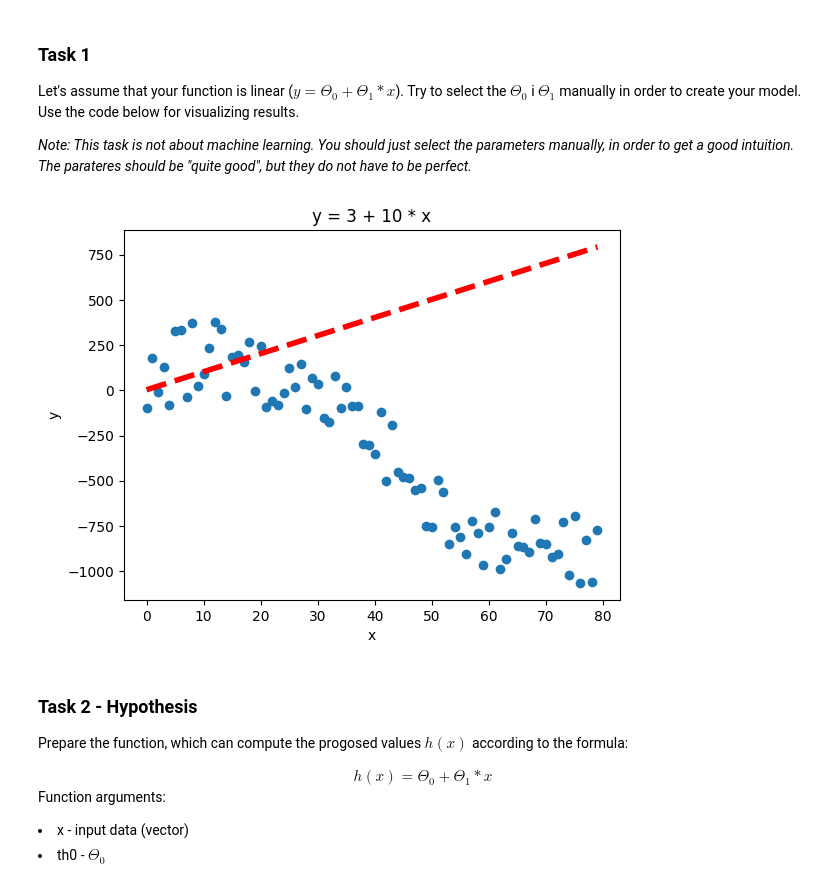
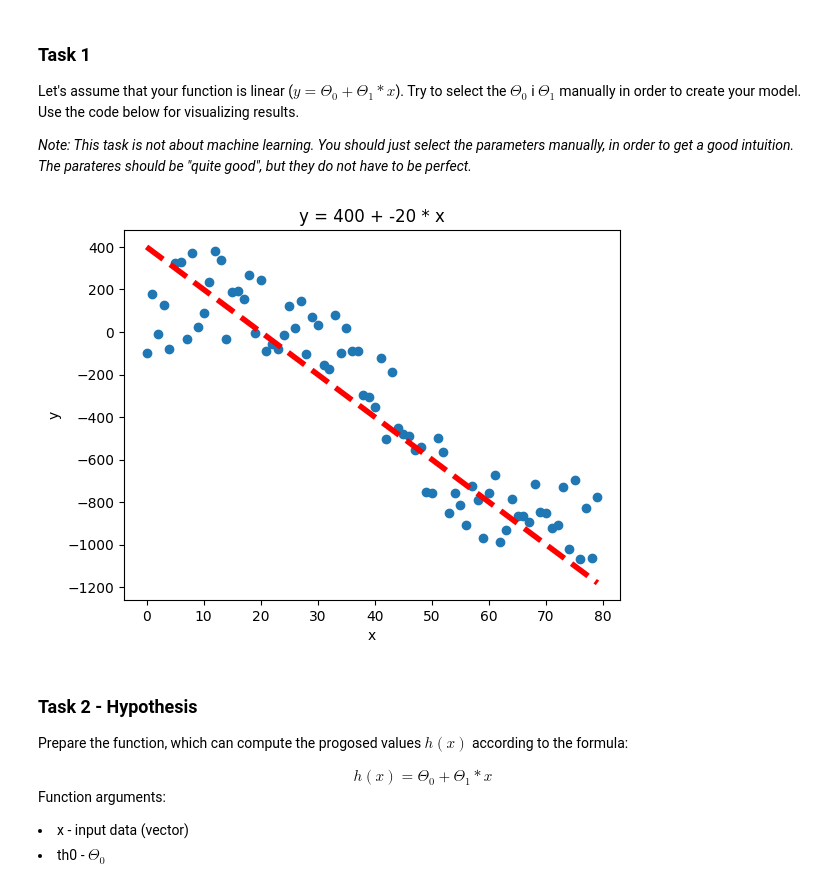
Before and after one commit to lukaszlewickii/Reinforcement-Learning, a Jupyter notebook: Linear_Regression.ipynb, the cells around one changed output. Saved outputs shown, nothing was run; the diff lists cells and outputs as text; code cells hidden in the pictures.

```diff
--- a/Linear_Regression.ipynb
+++ b/Linear_Regression.ipynb
@@ -66,12 +66,12 @@ Let's assume that your function is linear ($y = \Theta_0 + \Theta_1*x$). Try to
 
 *Note: This task is not about machine learning. You should just select the parameters manually, in order to get a good intuition. The parateres should be "quite good", but they do not have to be perfect.*
 # %%
-my_th0 = 3 # ENTER YOUR CODE HERE (tune this parameter)
-my_th1 = 10 # ENTER YOUR CODE HERE (tune this parameter)
+my_th0 = 400 # ENTER YOUR CODE HERE (tune this parameter)
+my_th1 = -20 # ENTER YOUR CODE HERE (tune this parameter)
 
 hlp.plot_fitting_lin(x, y, my_th0, my_th1);
 # %% [output]
-[figure, old version]
+[figure, new version]
 # %% [markdown]
 ### Task 2  - Hypothesis
 Prepare the function, which can compute the progosed values $h(x)$ according to the formula:
```
Also changed, not shown: parts of 2 cells of this notebook.
